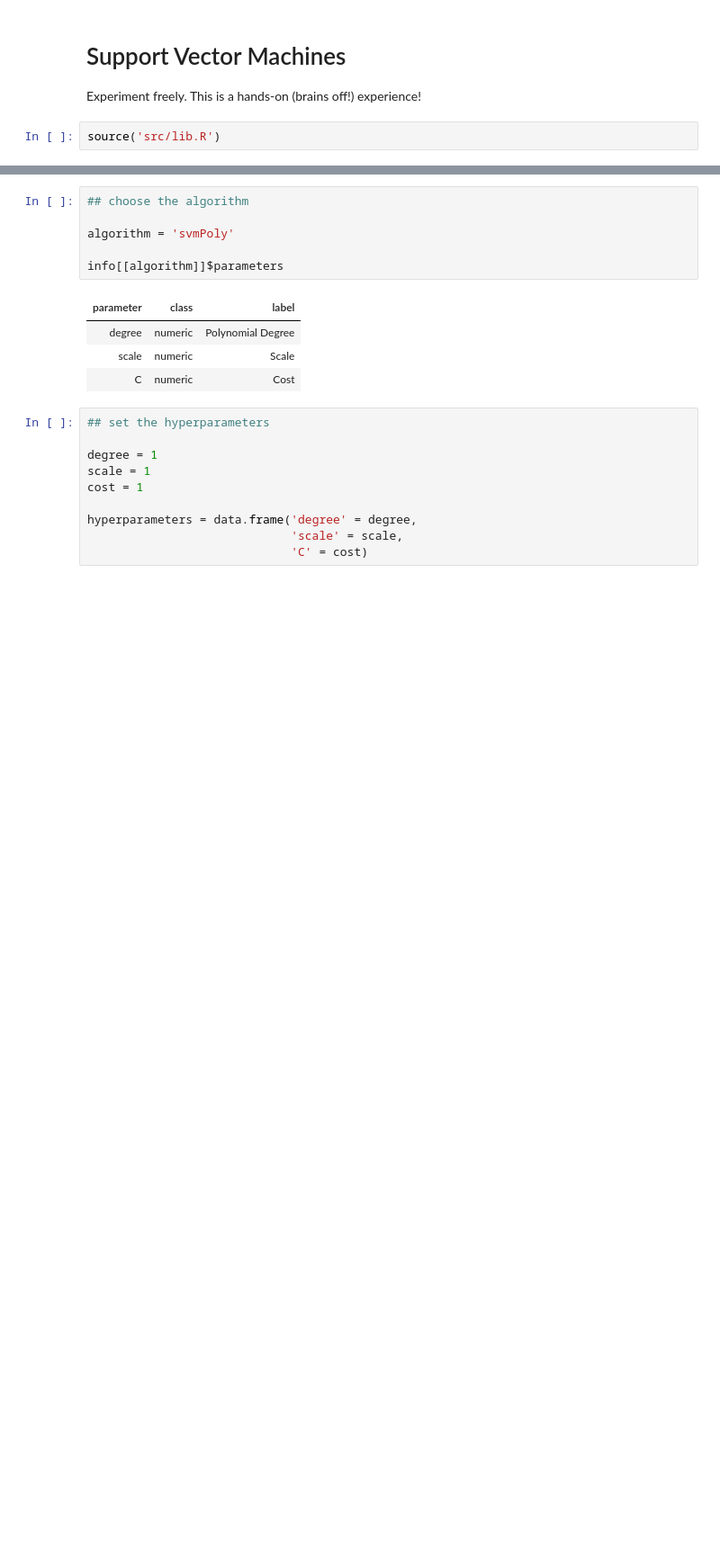
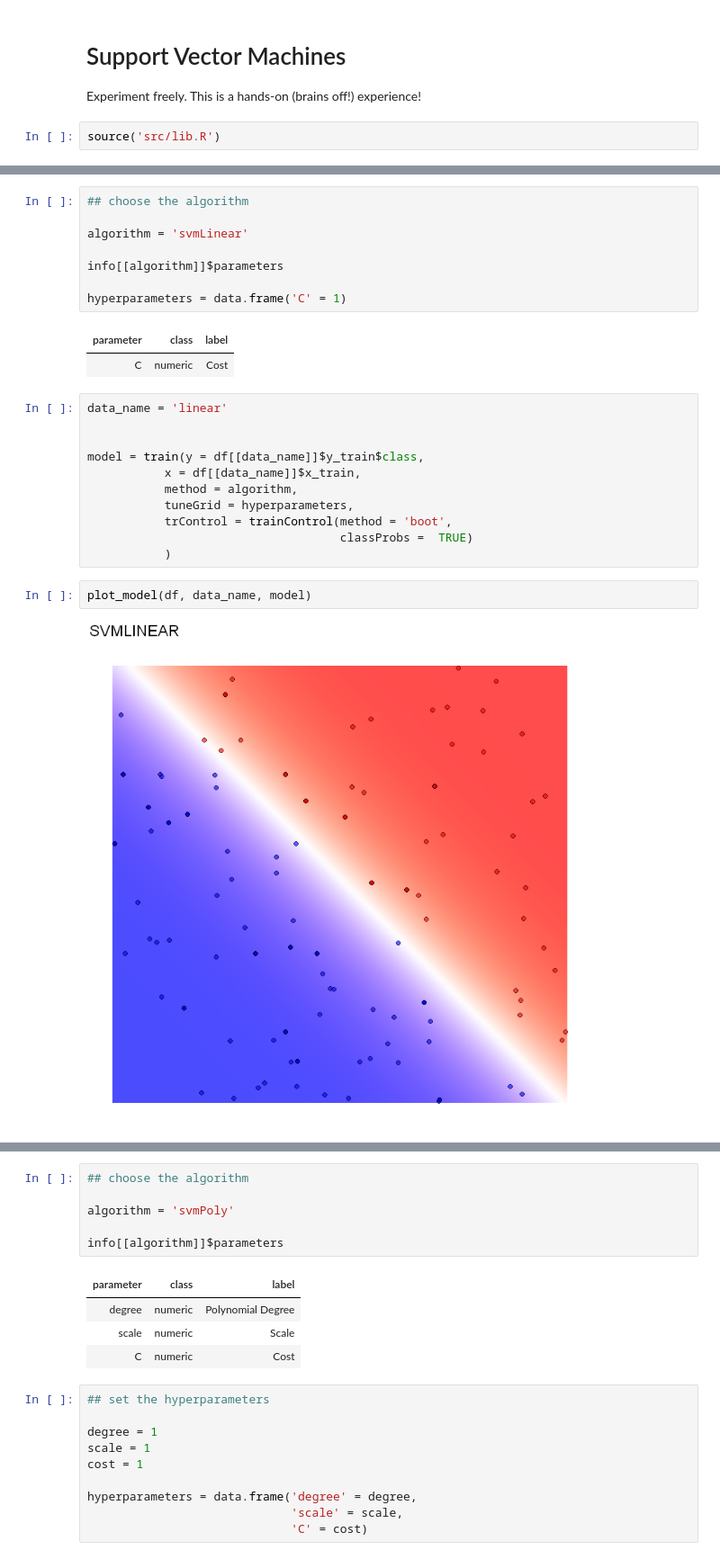
Before and after one commit to mmmlc/mlTeachings, a Jupyter notebook: 1_4_svm.ipynb, the cells around one changed output, grey strips where cells are left out. Shown at 90% size. Saved outputs shown, nothing was run; the diff lists cells and outputs as text; blank space fills up the shorter version.

```diff
--- a/1_4_svm.ipynb
+++ b/1_4_svm.ipynb
@@ -38,0 +80,26 @@ ___
+# %%
+## choose the algorithm
+
+algorithm = 'svmLinear'
+
+info[[algorithm]]$parameters
+
+hyperparameters = data.frame('C' = 1)
+# %% [output]
+| parameter | class | label |
+| C | numeric | Cost |
+# %%
+data_name = 'linear'
+
+
+model = train(y = df[[data_name]]$y_train$class,
+           x = df[[data_name]]$x_train,
+           method = algorithm,
+           tuneGrid = hyperparameters,
+           trControl = trainControl(method = 'boot',
+                                    classProbs =  TRUE)
+           )
+# %%
+plot_model(df, data_name, model)
+# %% [output]
+[figure, added]
```
Also changed, not shown: parts of 19 cells of this notebook, 8 other files.
